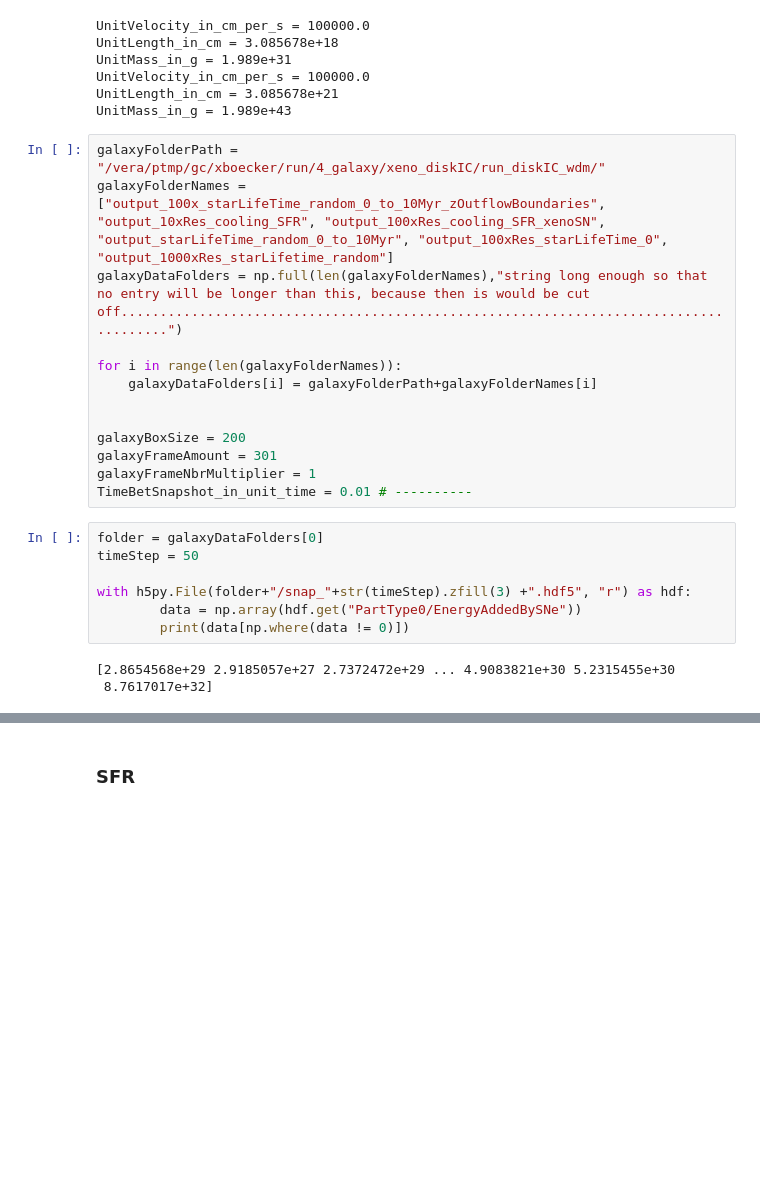
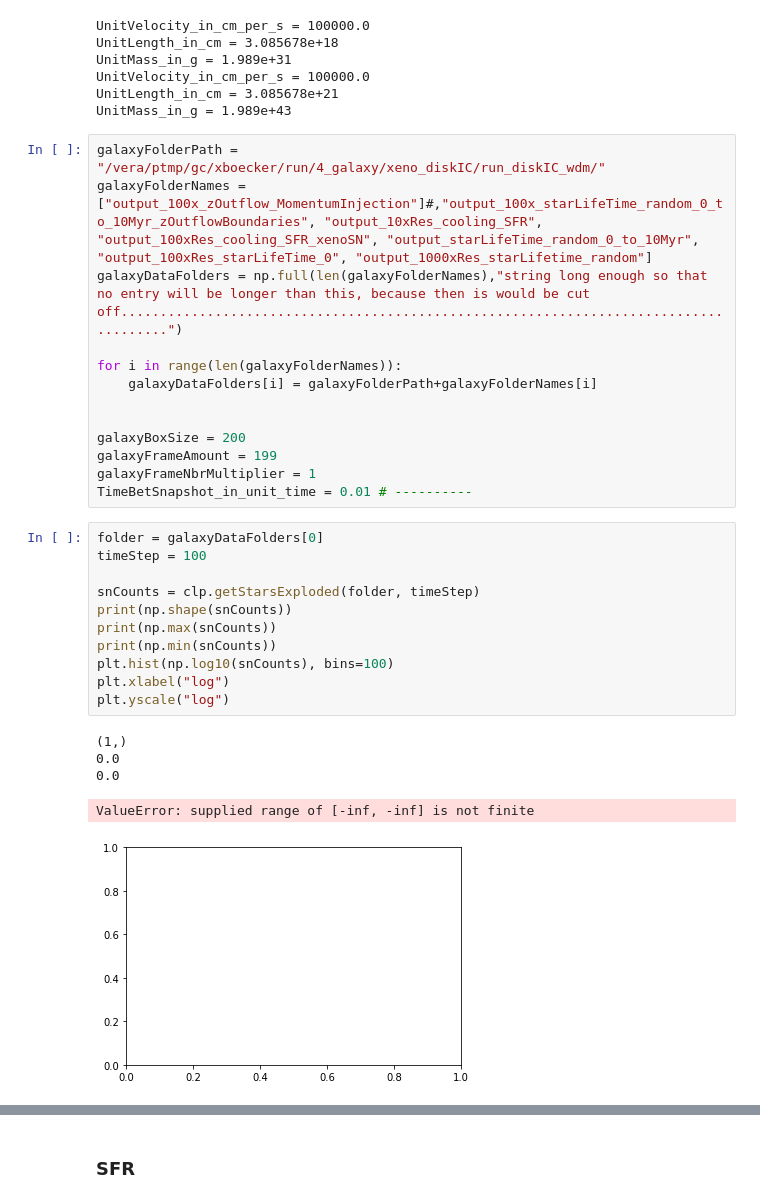
Before and after one commit to nelson-group/boecker_arepo, a Jupyter notebook: jupyterNotebooks/Galaxy plots.ipynb, the cells around one changed output, grey strips where cells are left out. Cells and saved outputs as stored; diff of their text form; blank space fills up the shorter version.

```diff
--- a/jupyterNotebooks/Galaxy plots.ipynb
+++ b/jupyterNotebooks/Galaxy plots.ipynb
@@ -40,7 +40,7 @@ UnitLength_in_cm = 3.085678e+21
 UnitMass_in_g = 1.989e+43
 # %%
 galaxyFolderPath = "/vera/ptmp/gc/xboecker/run/4_galaxy/xeno_diskIC/run_diskIC_wdm/"
-galaxyFolderNames = ["output_100x_starLifeTime_random_0_to_10Myr_zOutflowBoundaries", "output_10xRes_cooling_SFR", "output_100xRes_cooling_SFR_xenoSN", "output_starLifeTime_random_0_to_10Myr", "output_100xRes_starLifeTime_0", "output_1000xRes_starLifetime_random"]
+galaxyFolderNames = ["output_100x_zOutflow_MomentumInjection"]#,"output_100x_starLifeTime_random_0_to_10Myr_zOutflowBoundaries", "output_10xRes_cooling_SFR", "output_100xRes_cooling_SFR_xenoSN", "output_starLifeTime_random_0_to_10Myr", "output_100xRes_starLifeTime_0", "output_1000xRes_starLifetime_random"]
 galaxyDataFolders = np.full(len(galaxyFolderNames),"string long enough so that no entry will be longer than this, because then is would be cut off......................................................................................")
 
 for i in range(len(galaxyFolderNames)):
@@ -48,16 +48,23 @@ for i in range(len(galaxyFolderNames)):
 
 
 galaxyBoxSize = 200
-galaxyFrameAmount = 301
+galaxyFrameAmount = 199
 galaxyFrameNbrMultiplier = 1
 TimeBetSnapshot_in_unit_time = 0.01 # ----------
-# %%
-folder = galaxyDataFolders[0]
-timeStep = 50
-
-with h5py.File(folder+"/snap_"+str(timeStep).zfill(3) +".hdf5", "r") as hdf:
-        data = np.array(hdf.get("PartType0/EnergyAddedBySNe"))
-        print(data[np.where(data != 0)])
-# %% [output]
-[2.8654568e+29 2.9185057e+27 2.7372472e+29 ... 4.9083821e+30 5.2315455e+30
- 8.7617017e+32]
+# %%
+folder = galaxyDataFolders[0]
+timeStep = 100
+
+snCounts = clp.getStarsExploded(folder, timeStep)
+print(np.shape(snCounts))
+print(np.max(snCounts))
+print(np.min(snCounts))
+plt.hist(np.log10(snCounts), bins=100)
+plt.xlabel("log")
+plt.yscale("log")
+# %% [output]
+(1,)
+0.0
+0.0
+ValueError: supplied range of [-inf, -inf] is not finite
+[figure, added]
```
Also changed, not shown: parts of 2 cells of this notebook, 11 other files.
